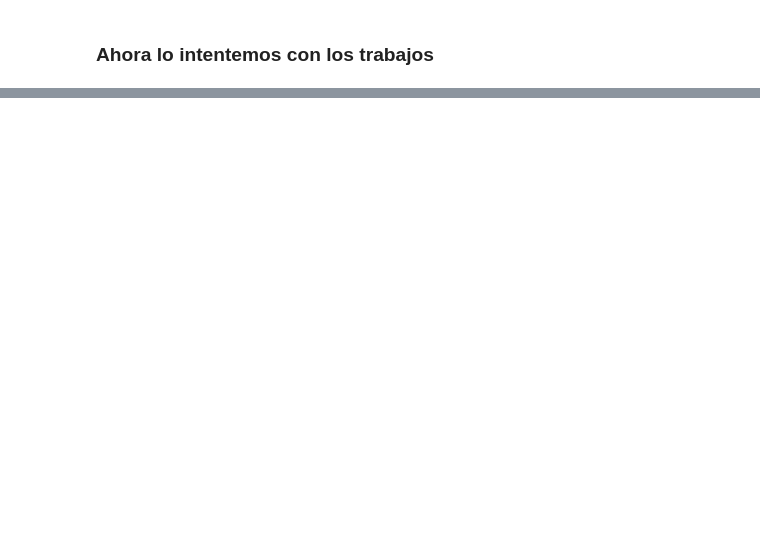
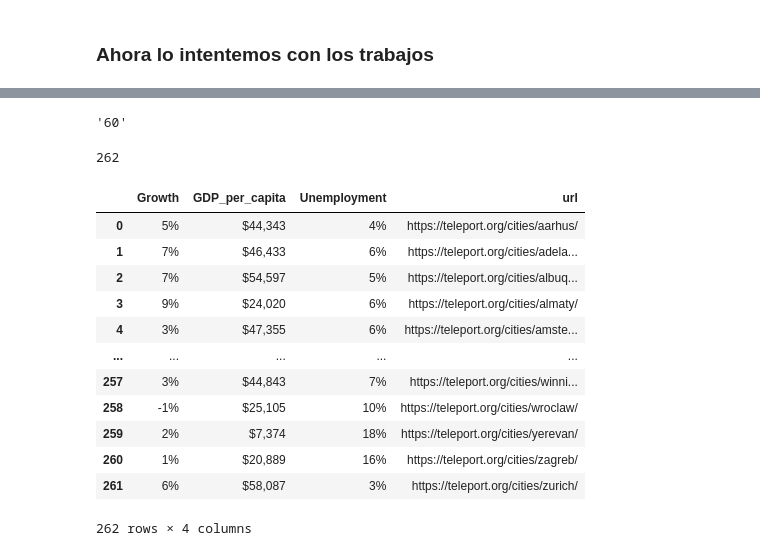
Before and after one commit to daniela-arias/Choose-to-live-better, a Jupyter notebook: Notebooks/Web_scrapping_cities.ipynb, the cells around one changed output, grey strips where cells are left out. Drawn from its saved outputs; the diff is of its cells as text; code cells hidden in the pictures; blank space fills up the shorter version.

```diff
--- a/Notebooks/Web_scrapping_cities.ipynb
+++ b/Notebooks/Web_scrapping_cities.ipynb
@@ -459,0 +659,8 @@ dicc_job["Median_salary"] = salary_info
+# %%
+soup = BeautifulSoup(res.content,"html.parser")
+# %%
+textaco = soup.findAll("div", {"class":"figureLabel___2OYTW"})
+# %%
+textaco[8].getText()
+# %% [output]
+'60'
@@ -459,0 +669,46 @@ dicc_job["Median_salary"] = salary_info
+# %%
+demo=[]
+
+for i in url_list:
+    dicc_demogra={'Growth':'No hay dato','GDP_per_capita': 'No hay dato','Unemployment': 'No hay dato', 'url':i}
+    try:
+        res = requests.get(i)
+        soup = BeautifulSoup(res.content,"html.parser")
+        textaco = soup.findAll("div", {"class":"figureLabel___2OYTW"})
+        dicc_demogra["Growth"] = textaco[2].getText()
+    except:
+        pass
+
+    try:
+        dicc_demogra["GDP_per_capita"] = textaco[6].getText()
+    except:
+        pass
+
+    try:
+        dicc_demogra["Unemployment"] = textaco[7].getText()
+    except:
+        pass
+
+    demo.append(dicc_demogra)
+# %%
+len(demo)
+# %% [output]
+262
+# %%
+df10 = pd.DataFrame(demo)
+# %%
+df10
+# %% [output]
+|  | Growth | GDP_per_capita | Unemployment | url |
+| 0 | 5% | $44,343 | 4% | https://teleport.org/cities/aarhus/ |
+| 1 | 7% | $46,433 | 6% | https://teleport.org/cities/adela... |
+| 2 | 7% | $54,597 | 5% | https://teleport.org/cities/albuq... |
+| 3 | 9% | $24,020 | 6% | https://teleport.org/cities/almaty/ |
+| 4 | 3% | $47,355 | 6% | https://teleport.org/cities/amste... |
+| ... | ... | ... | ... | ... |
+| 257 | 3% | $44,843 | 7% | https://teleport.org/cities/winni... |
+| 258 | -1% | $25,105 | 10% | https://teleport.org/cities/wroclaw/ |
+| 259 | 2% | $7,374 | 18% | https://teleport.org/cities/yerevan/ |
+| 260 | 1% | $20,889 | 16% | https://teleport.org/cities/zagreb/ |
+| 261 | 6% | $58,087 | 3% | https://teleport.org/cities/zurich/ |
+262 rows × 4 columns
```
Also changed, not shown: parts of 92 cells of this notebook, 4 other files.
